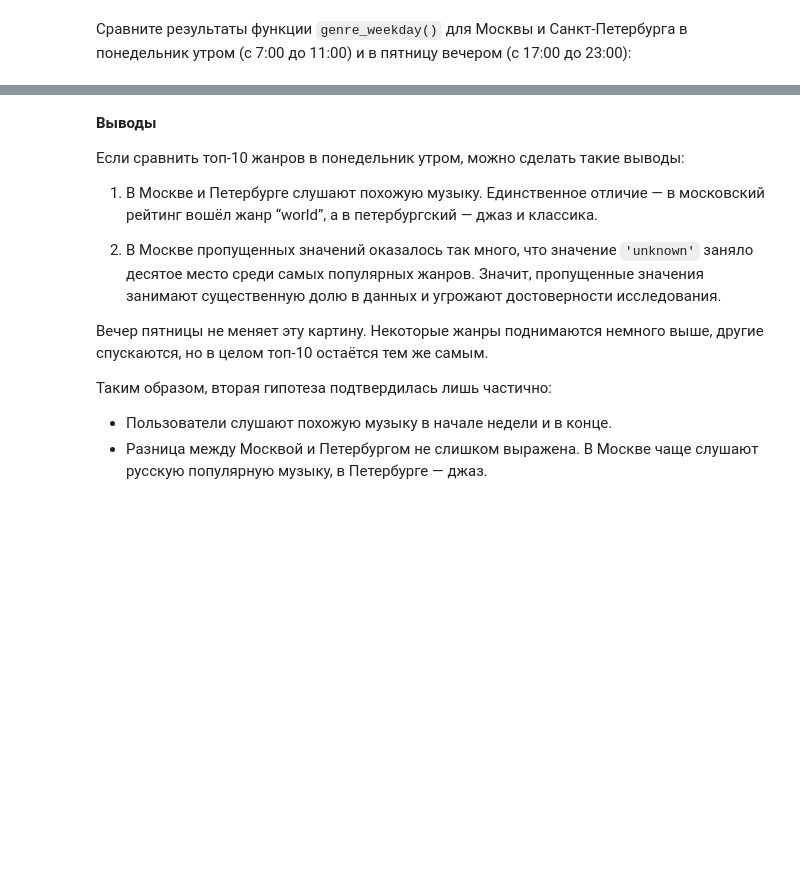
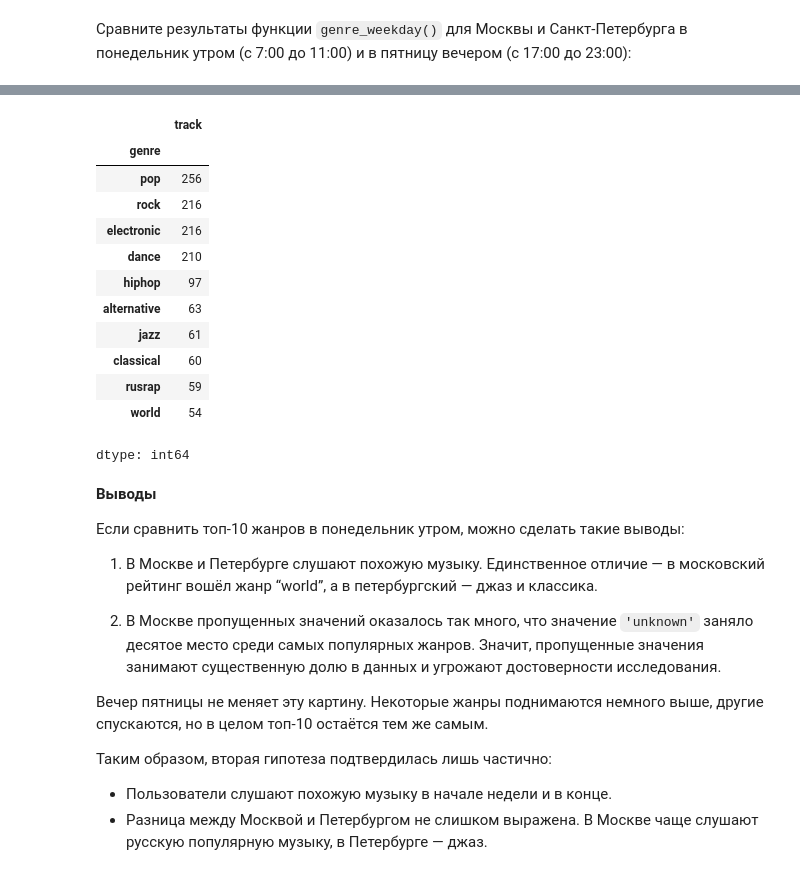
Before and after one commit to bakhodirabdullayevich/yandex_music, a Jupyter notebook: yandex_music_project.ipynb, the cells around one changed output, grey strips where cells are left out. Drawn from its saved outputs; the diff is of its cells as text; code cells hidden in the pictures; blank space fills up the shorter version.

```diff
--- a/yandex_music_project.ipynb
+++ b/yandex_music_project.ipynb
@@ -457,5 +545,20 @@ Cравните результаты функции `genre_weekday()` для М
 # %%
 # вызов функции для вечера пятницы в Петербурге
+genre_weekday(spb_general, 'Friday', '17:00', '23:00')
+# %% [output]
+|  | track |
+| genre |  |
+| pop | 256 |
+| rock | 216 |
+| electronic | 216 |
+| dance | 210 |
+| hiphop | 97 |
+| alternative | 63 |
+| jazz | 61 |
+| classical | 60 |
+| rusrap | 59 |
+| world | 54 |
+dtype: int64
 # %% [markdown]
 **Выводы**
 
```
Also changed, not shown: parts of 20 cells of this notebook.
